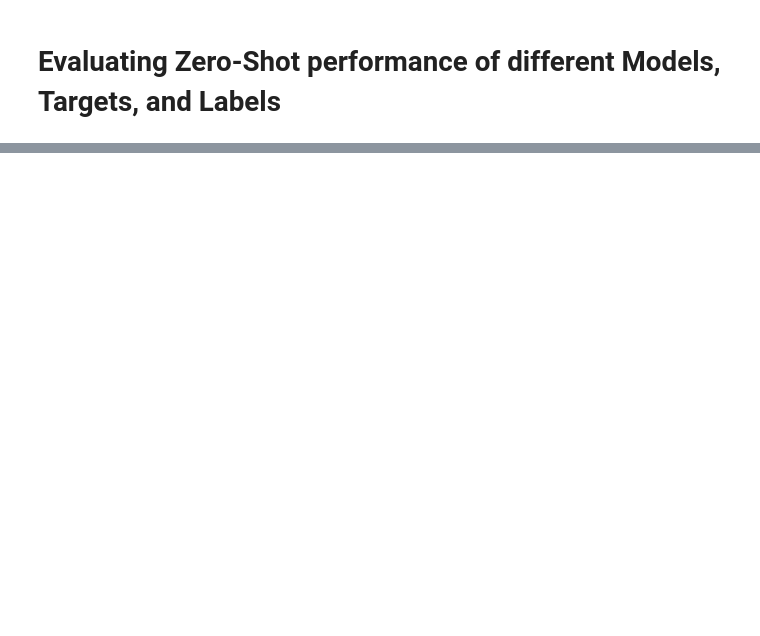
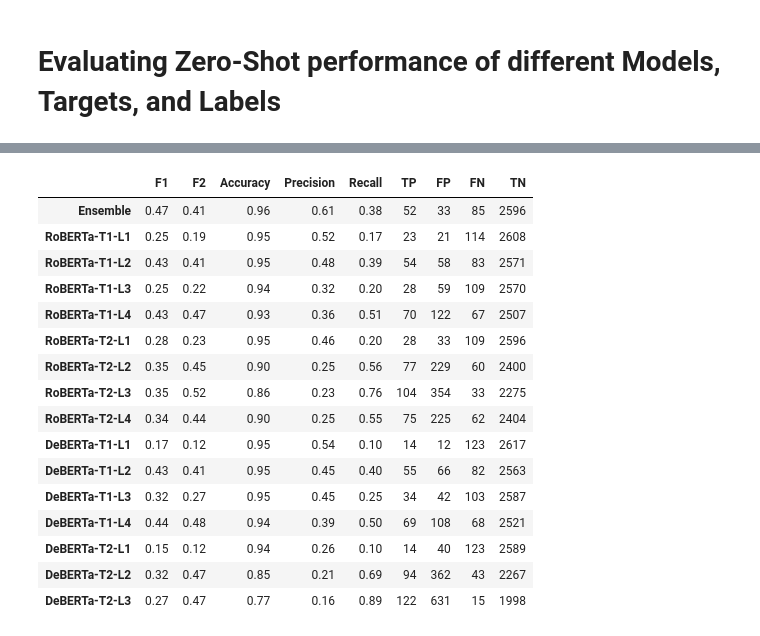
Before and after one commit to felanders/Thesis, a Jupyter notebook: notebooks/Evaluation/Evaluation.ipynb, the cells around one changed output, grey strips where cells are left out. Saved outputs shown, nothing was run; the diff lists cells and outputs as text; code cells hidden in the pictures; blank space fills up the shorter version.

```diff
--- a/notebooks/Evaluation/Evaluation.ipynb
+++ b/notebooks/Evaluation/Evaluation.ipynb
@@ -482,10 +391,31 @@ pd.DataFrame(scores_zs["unexpected"]).rename(columns=model_map).T.round(2)[score
 # %%
-pd.DataFrame(scores_zs["loss"]).rename(columns=model_map).T.round(2)[score_order].style.highlight_max(props="font-weight:bold;", axis=0, subset=["F1", "F2", "Accuracy", "Precision", "Recall", "TP", "TN"]).highlight_min(props="font-weight:bold;", axis=0, subset=["FP", "FN"]).format("{:.2f}", subset=["F1", "F2", "Accuracy", "Precision", "Recall"]).format("{:.0f}", ["TP", "TN", "FP", "FN"]).to_latex(
+df_format = pd.DataFrame(scores_zs["loss"]).rename(columns=model_map).T.round(2)[score_order].style.highlight_max(props="font-weight:bold;", axis=0, subset=["F1", "F2", "Accuracy", "Precision", "Recall", "TP", "TN"]).highlight_min(props="font-weight:bold;", axis=0, subset=["FP", "FN"]).format("{:.2f}", subset=["F1", "F2", "Accuracy", "Precision", "Recall"]).format("{:.0f}", ["TP", "TN", "FP", "FN"])
+
+df_format.to_latex(
     table_path/"model_eval_zero_shot_loss.tex",
     position="H",
     caption="Zero-shot model performance for \emph{loss}.",
     label="tab:model_eval_zero_shot_loss",
     environment="longtable",
     convert_css=True,
     hrules=True
 )
+df_format
+# %% [output]
+|  | F1 | F2 | Accuracy | Precision | Recall | TP | FP | FN | TN |
+| Ensemble | 0.47 | 0.41 | 0.96 | 0.61 | 0.38 | 52 | 33 | 85 | 2596 |
+| RoBERTa-T1-L1 | 0.25 | 0.19 | 0.95 | 0.52 | 0.17 | 23 | 21 | 114 | 2608 |
+| RoBERTa-T1-L2 | 0.43 | 0.41 | 0.95 | 0.48 | 0.39 | 54 | 58 | 83 | 2571 |
+| RoBERTa-T1-L3 | 0.25 | 0.22 | 0.94 | 0.32 | 0.20 | 28 | 59 | 109 | 2570 |
+| RoBERTa-T1-L4 | 0.43 | 0.47 | 0.93 | 0.36 | 0.51 | 70 | 122 | 67 | 2507 |
+| RoBERTa-T2-L1 | 0.28 | 0.23 | 0.95 | 0.46 | 0.20 | 28 | 33 | 109 | 2596 |
+| RoBERTa-T2-L2 | 0.35 | 0.45 | 0.90 | 0.25 | 0.56 | 77 | 229 | 60 | 2400 |
+| RoBERTa-T2-L3 | 0.35 | 0.52 | 0.86 | 0.23 | 0.76 | 104 | 354 | 33 | 2275 |
+| RoBERTa-T2-L4 | 0.34 | 0.44 | 0.90 | 0.25 | 0.55 | 75 | 225 | 62 | 2404 |
+| DeBERTa-T1-L1 | 0.17 | 0.12 | 0.95 | 0.54 | 0.10 | 14 | 12 | 123 | 2617 |
+| DeBERTa-T1-L2 | 0.43 | 0.41 | 0.95 | 0.45 | 0.40 | 55 | 66 | 82 | 2563 |
+| DeBERTa-T1-L3 | 0.32 | 0.27 | 0.95 | 0.45 | 0.25 | 34 | 42 | 103 | 2587 |
+| DeBERTa-T1-L4 | 0.44 | 0.48 | 0.94 | 0.39 | 0.50 | 69 | 108 | 68 | 2521 |
+| DeBERTa-T2-L1 | 0.15 | 0.12 | 0.94 | 0.26 | 0.10 | 14 | 40 | 123 | 2589 |
+| DeBERTa-T2-L2 | 0.32 | 0.47 | 0.85 | 0.21 | 0.69 | 94 | 362 | 43 | 2267 |
+| DeBERTa-T2-L3 | 0.27 | 0.47 | 0.77 | 0.16 | 0.89 | 122 | 631 | 15 | 1998 |
```
Also changed, not shown: parts of 40 cells of this notebook, 20 other files.
